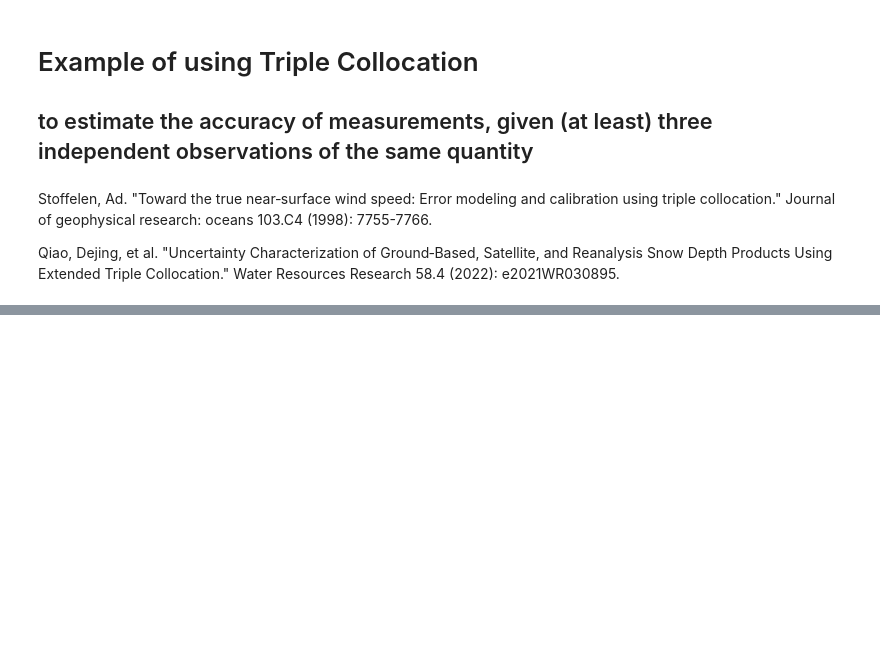
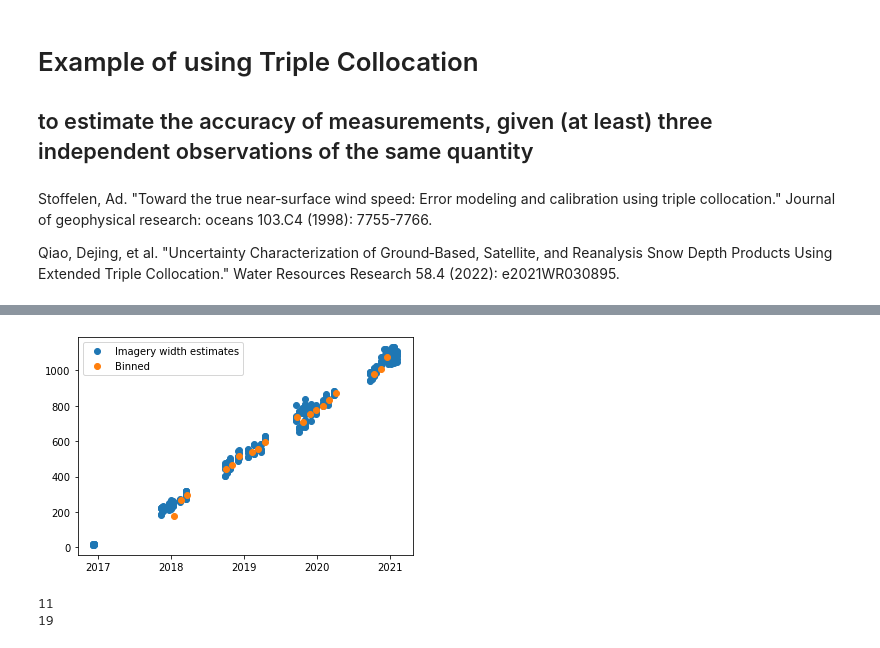
Before and after one commit to bradlipovsky/triple-collocation, a Jupyter notebook: tricolo.ipynb, the cells around one changed output, grey strips where cells are left out. Cells and saved outputs as stored; diff of their text form; code cells hidden in the pictures; blank space fills up the shorter version.

```diff
--- a/tricolo.ipynb
+++ b/tricolo.ipynb
@@ -90,0 +138,8 @@ plt.plot([0,N_samples],[sigma[2], sigma[2]],'--k')
+# %%
+# Option 1: use the bins as determined from the GNSS time steps
+bins = np.linspace(min(t1),max(t1),len(t1))
+
+# Option 2: interpolate GNSS onto a coarser (or finer) grid and use this time step
+# bins = np.linspace(min(t1),max(t1),np.round(len(t1)/2).astype(int))
+# v1_interp_fun = interp1d(t1,v1)
+# v1i = v1_interp_fun(bins)
@@ -90,0 +161,25 @@ plt.plot([0,N_samples],[sigma[2], sigma[2]],'--k')
+# %%
+bin_indices = np.digitize(t2, bins)
+w2_binned = np.zeros_like(bins)
+for i in range( len(bins) ):
+    sl = w2[bin_indices==i]
+    if len(sl) > 0:
+        w2_binned[i] = np.mean(sl)
+    else:
+        w2_binned[i] = np.nan
+
+v2_binned = np.gradient(w2_binned,bins)
+# v2_binned = nangradient(w2_binned,bins)
+
+plt.subplots()
+plt.plot(t2,w2,'o',label='Imagery width estimates')
+plt.plot(bins,w2_binned,'o',label='Binned')
+plt.legend()
+plt.show()
+# print(v2_binned)
+print(sum(~np.isnan(v2_binned)))
+print(sum(~np.isnan(w2_binned)))
+# %% [output]
+[figure, added]
+11
+19
```
Also changed, not shown: parts of 17 cells of this notebook.
